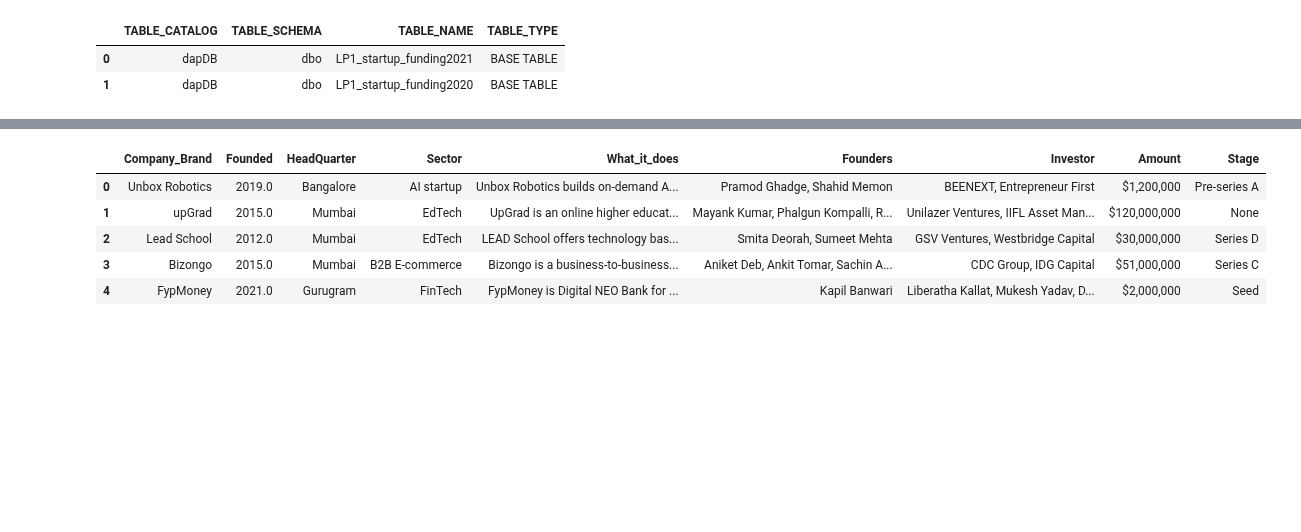
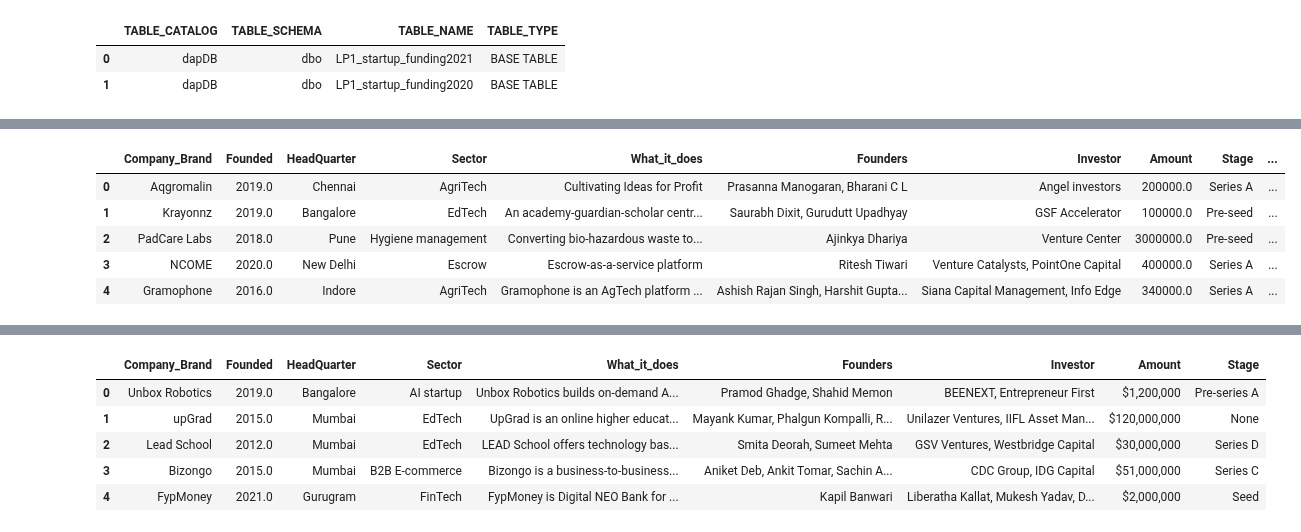
Before and after one commit to raymondmusyoka/Indian-startups-Fundings, a Jupyter notebook: Notebooks/project.ipynb, the cells around one changed output, grey strips where cells are left out. Drawn from its saved outputs; the diff is of its cells as text; code cells hidden in the pictures; blank space fills up the shorter version.

```diff
--- a/Notebooks/project.ipynb
+++ b/Notebooks/project.ipynb
@@ -50,0 +177,34 @@ data1
+# %%
+data['Amount'] = data['Amount'].astype(str)
+# %%
+# Remove the $ sign and convert to float, handling non-numeric values
+data['Amount'] = pd.to_numeric(data['Amount'].str.replace('$', '').str.replace(',', ''), errors='coerce')
+# %%
+
+
+# Founded: replace null values with median
+data['Founded'].fillna(data['Founded'].median(), inplace=True)
+
+# Sector: replace with most repeated
+data['Sector'].fillna(data['Sector'].mode()[0], inplace=True)
+
+# dealing with missing values in Headquarter column
+data['HeadQuarter'].fillna('HeadQuarter Unknown', inplace=True)
+
+
+
+# Founders: simulate by filling with "Unknown")
+data['Founders'].fillna('Unknown Founders', inplace=True)
+
+#Investor: simulate by filling with "Various Investors")
+data['Investor'].fillna('Various Investors', inplace=True)
+
+# Amount($): simulate by filling with median of existing amounts
+data['Amount'].fillna(data['Amount'].median(), inplace=True)
+
+# Stage: simulate by mode
+data['Stage'].fillna(data['Stage'].mode()[0], inplace=True)
+
+data.drop('column10',axis=1)
+
+print(data)
@@ -50,0 +229,9 @@ data1
+# %%
+data.head()
+# %% [output]
+|  | Company_Brand | Founded | HeadQuarter | Sector | What_it_does | Founders | Investor | Amount | Stage | ... |
+| 0 | Aqgromalin | 2019.0 | Chennai | AgriTech | Cultivating Ideas for Profit | Prasanna Manogaran, Bharani C L | Angel investors | 200000.0 | Series A | ... |
+| 1 | Krayonnz | 2019.0 | Bangalore | EdTech | An academy-guardian-scholar centr... | Saurabh Dixit, Gurudutt Upadhyay | GSF Accelerator | 100000.0 | Pre-seed | ... |
+| 2 | PadCare Labs | 2018.0 | Pune | Hygiene management | Converting bio-hazardous waste to... | Ajinkya Dhariya | Venture Center | 3000000.0 | Pre-seed | ... |
+| 3 | NCOME | 2020.0 | New Delhi | Escrow | Escrow-as-a-service platform | Ritesh Tiwari | Venture Catalysts, PointOne Capital | 400000.0 | Series A | ... |
+| 4 | Gramophone | 2016.0 | Indore | AgriTech | Gramophone is an AgTech platform ... | Ashish Rajan Singh, Harshit Gupta... | Siana Capital Management, Info Edge | 340000.0 | Series A | ... |
```
Also changed, not shown: parts of 35 cells of this notebook.
